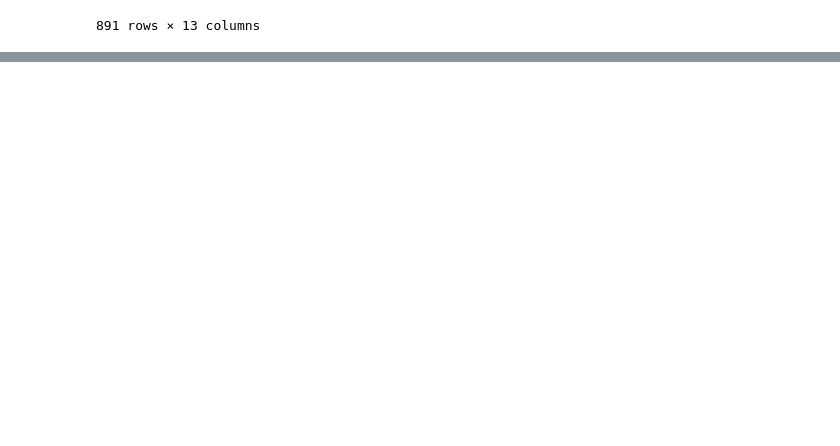
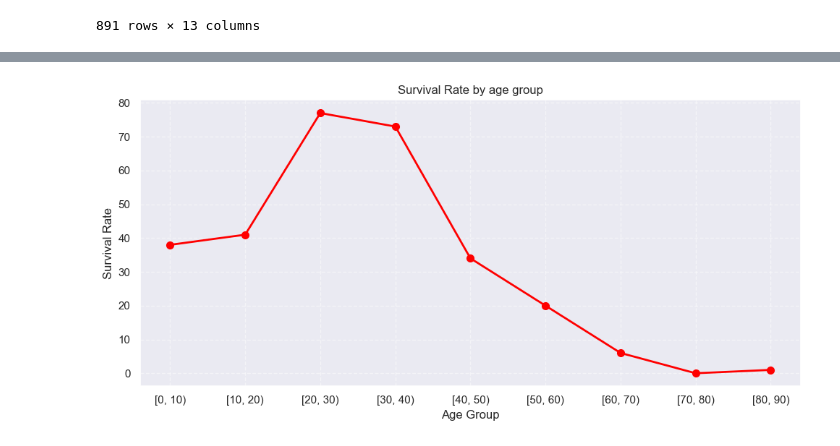
Before and after one commit to payaltanpure/Data_Science_and_Machine_Learning, a Jupyter notebook: eda_data_analysis.ipynb, the cells around one changed output, grey strips where cells are left out. Cells and saved outputs as stored; diff of their text form; code cells hidden in the pictures; blank space fills up the shorter version.

```diff
--- a/eda_data_analysis.ipynb
+++ b/eda_data_analysis.ipynb
@@ -1107,0 +1124,2 @@ df.head()
+# %%
+df= pd.read_csv(r'D:\class\data_science\Titanic-Dataset.csv')
@@ -1107,0 +1154,9 @@ df.head()
+# %%
+# seaborn: bar chart: we use all matplotlib functions here because we cant modify using seaborn
+plt.figure(figsize=[10,6])
+sns.set_theme(style= "darkgrid")
+sns.barplot(data= df, x= "Pclass", y= "Fare", estimator= "mean", palette="Blues")
+plt.title("Average Fare by Passenger class using matplotlib")
+plt.xlabel("Passenger class")
+plt.ylabel("Average Fare")
+plt.show()
@@ -1107,0 +1171,4 @@ df.head()
+# %%
+# creating bins  of age col using pandas cut function
+df["Age_bin"]= pd.cut(df["Age"], bins= [0,10,20,30,40,50,60,70,80,90], right= False)
+df.head()
@@ -1107,0 +1191,5 @@ df.head()
+# %%
+# according to age bin cal survive count
+# dropna used to drop null values in Survived col as matplotlib do not do it explicitly seaborn does
+age_survival= df.groupby(by= "Age_bin")["Survived"].sum().dropna()
+age_survival
@@ -1107,0 +1208,19 @@ df.head()
+# %%
+plt.figure(figsize=[10,5])
+plt.plot(
+    age_survival.index.astype(str),
+    age_survival.values,
+    marker='o',
+    linewidth=2,
+    markersize=7,
+    linestyle='-',
+    color='red'
+)
+plt.title("Survival Rate by age group")
+plt.xlabel("Age Group")
+plt.ylabel("Survival Rate")
+plt.grid(True, linestyle='--', alpha=0.5)
+plt.tight_layout()
+plt.show()
+# %% [output]
+[figure, added]
```
Also changed, not shown: parts of 21 cells of this notebook.
